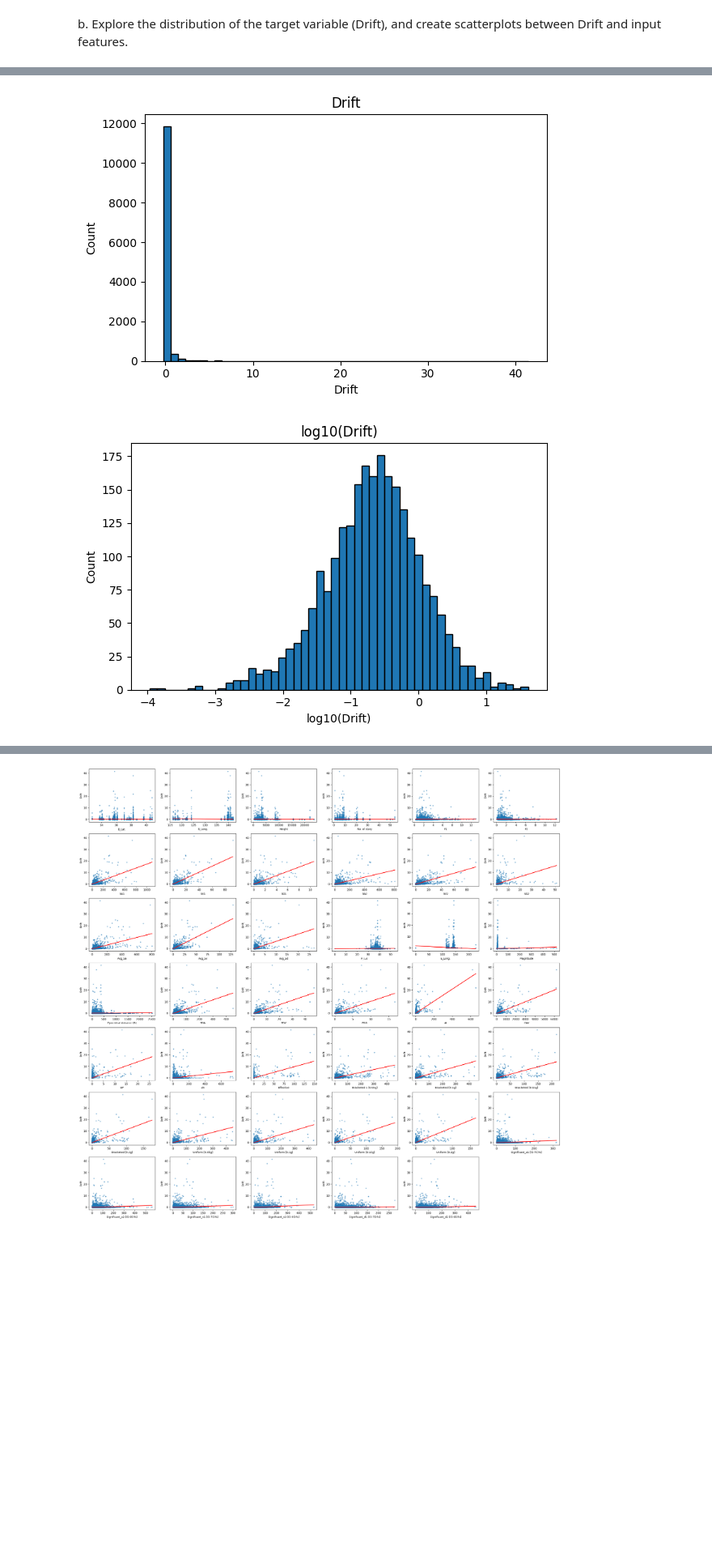
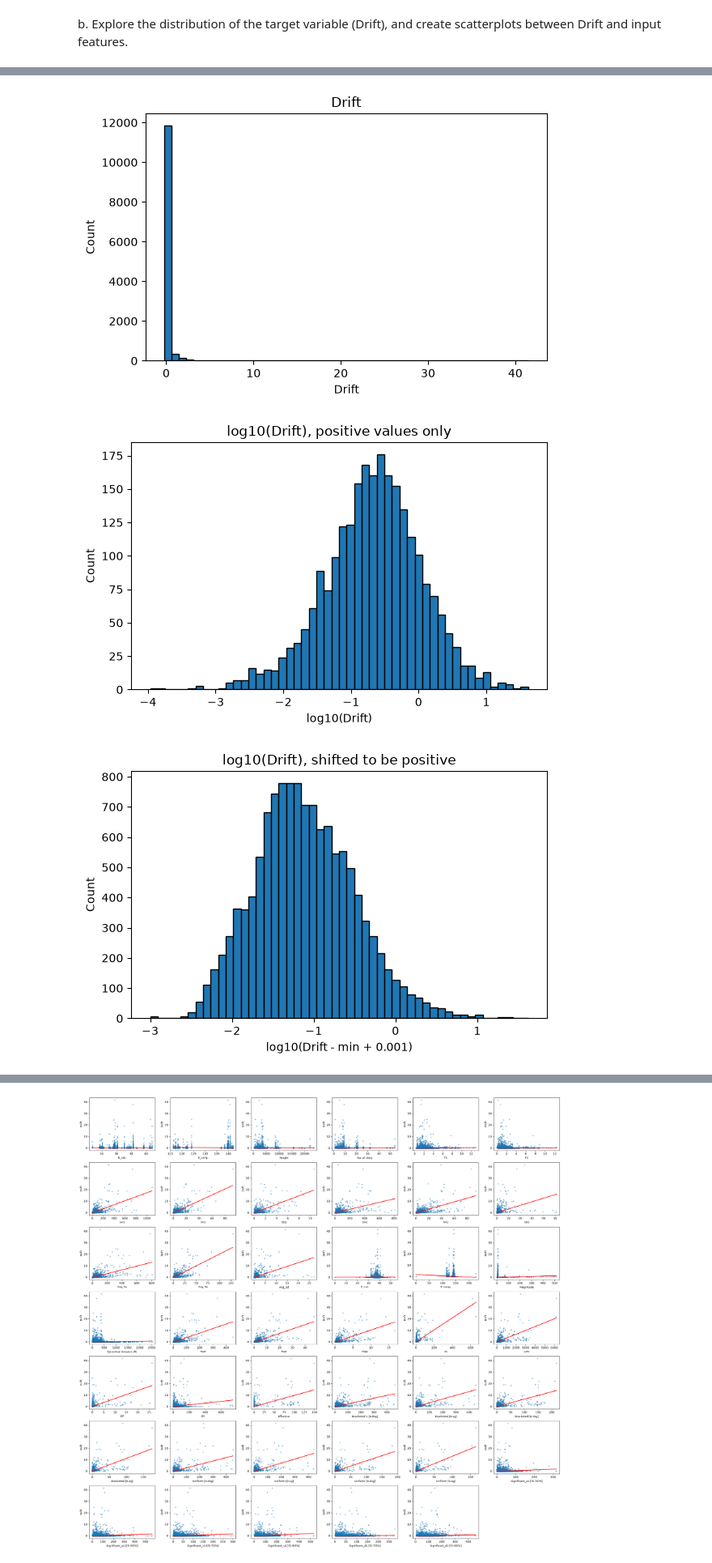
Before and after one commit to james-torgerson/ds4021_lab02, a Jupyter notebook: 02-seismic-support-vector-regression.ipynb, the cells around one changed output, grey strips where cells are left out. Shown at 81% size. Cells and saved outputs as stored; diff of their text form; code cells hidden in the pictures; blank space fills up the shorter version.

```diff
--- a/02-seismic-support-vector-regression.ipynb
+++ b/02-seismic-support-vector-regression.ipynb
@@ -192,35 +216,45 @@ plt.xlabel('Drift')
 plt.tight_layout()
 plt.show()
 
 
 # 2. histogram
 plt.figure(figsize=(6, 4))
 plt.hist(data['Drift'], bins=50, edgecolor='k')
 plt.title('Drift')
 plt.xlabel('Drift')
 plt.ylabel('Count')
 plt.tight_layout()
 plt.show()
 
-
-# 3. log10 histogram
+# 3. log10 histogram, positive values only
 plt.figure(figsize=(6, 4))
 plt.hist(np.log10(data['Drift'][data['Drift'] > 0]), bins=50, edgecolor='k')
-plt.title('log10(Drift)')
+plt.title('log10(Drift), positive values only')
 plt.xlabel('log10(Drift)')
 plt.ylabel('Count')
 plt.tight_layout()
 plt.show()
+
+# 4. log10 histogram, all values shifted to be positive
+shifted = data['Drift'] - data['Drift'].min() + 1e-3
+plt.figure(figsize=(6, 4))
+plt.hist(np.log10(shifted), bins=50, edgecolor='k')
+plt.title('log10(Drift), shifted to be positive')
+plt.xlabel('log10(Drift - min + 0.001)')
+plt.ylabel('Count')
+plt.tight_layout()
+plt.show()
 # %% [output]
 count    1.250300e+04
 mean    -9.092765e-18
 std      1.000040e+00
 min     -2.528574e-01
 25%     -2.242777e-01
 50%     -1.835973e-01
 75%     -5.777061e-02
 max      4.153665e+01
 Name: Drift, dtype: float64
 [figure]
-[figure, old version]
+[figure, new version]
-[figure, old version]
+[figure, new version]
+[figure, added]
```
Also changed, not shown: parts of 10 cells of this notebook.
